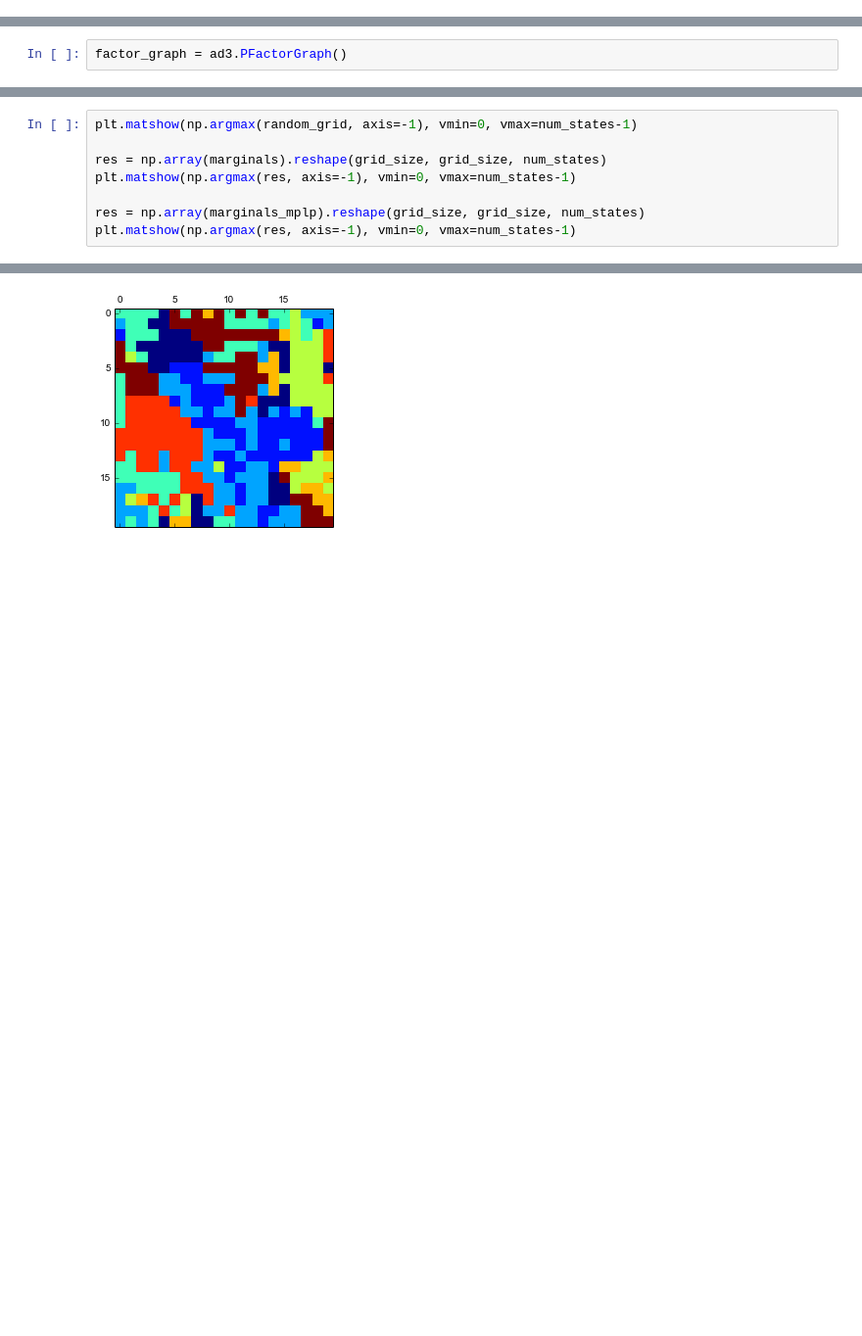
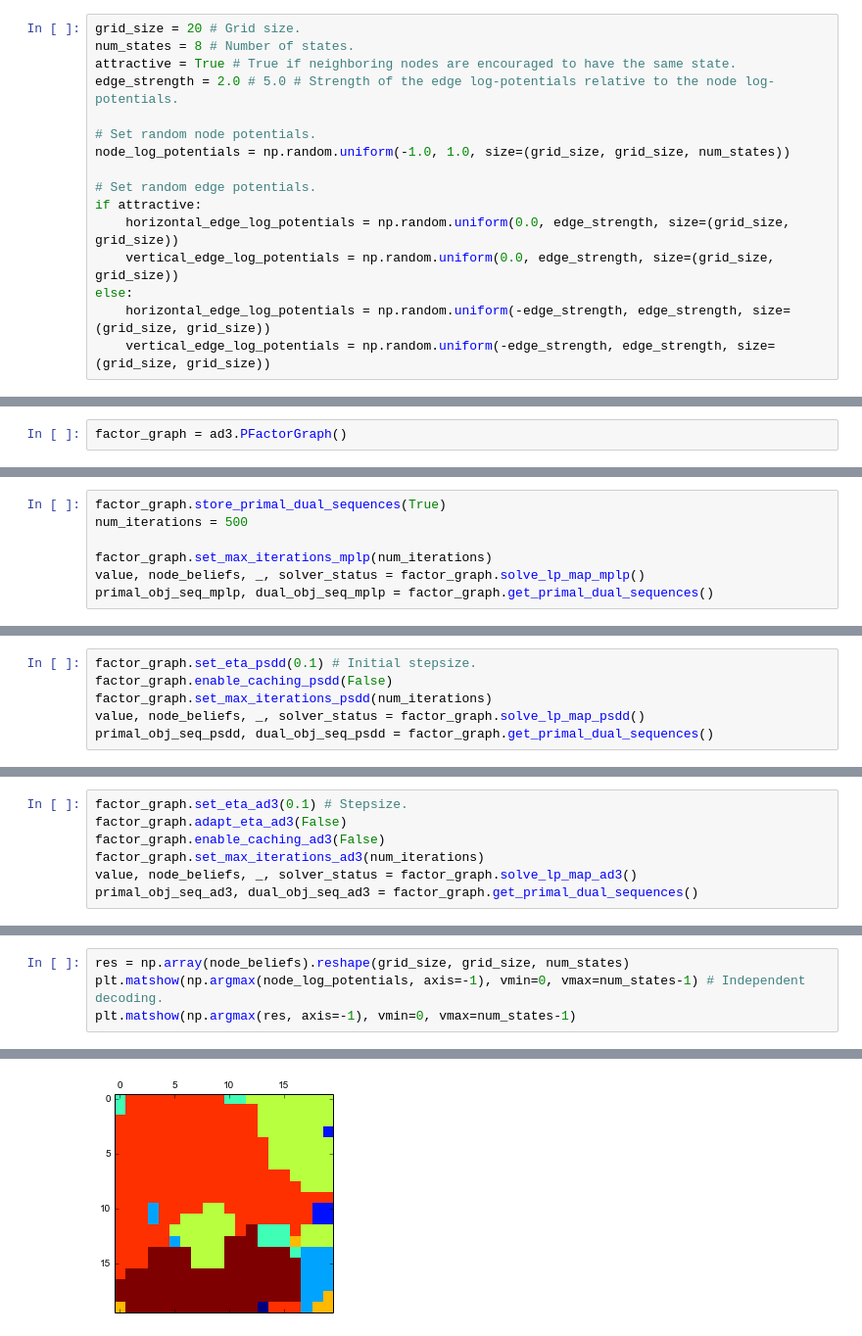
Before and after one commit to andre-martins/AD3, a Jupyter notebook: python/potts_example_notebook.ipynb, the cells around one changed output, grey strips where cells are left out. Shown: that part at 98% size. Saved outputs shown, nothing was run; the diff lists cells and outputs as text; blank space fills up the shorter version.

```diff
--- a/python/potts_example_notebook.ipynb
+++ b/python/potts_example_notebook.ipynb
@@ -14 +10,17 @@ num_states = 8
+# %%
+grid_size = 20 # Grid size.
+num_states = 8 # Number of states.
+attractive = True # True if neighboring nodes are encouraged to have the same state.
+edge_strength = 2.0 # 5.0 # Strength of the edge log-potentials relative to the node log-potentials.
+
+# Set random node potentials.
+node_log_potentials = np.random.uniform(-1.0, 1.0, size=(grid_size, grid_size, num_states))
+
+# Set random edge potentials.
+if attractive:
+    horizontal_edge_log_potentials = np.random.uniform(0.0, edge_strength, size=(grid_size, grid_size))
+    vertical_edge_log_potentials = np.random.uniform(0.0, edge_strength, size=(grid_size, grid_size))
+else:
+    horizontal_edge_log_potentials = np.random.uniform(-edge_strength, edge_strength, size=(grid_size, grid_size))
+    vertical_edge_log_potentials = np.random.uniform(-edge_strength, edge_strength, size=(grid_size, grid_size))
 # %% [raw]
@@ -93,0 +61,7 @@ Visualize resulting MAP
+# %%
+factor_graph.store_primal_dual_sequences(True)
+num_iterations = 500
+
+factor_graph.set_max_iterations_mplp(num_iterations)
+value, node_beliefs, _, solver_status = factor_graph.solve_lp_map_mplp()
+primal_obj_seq_mplp, dual_obj_seq_mplp = factor_graph.get_primal_dual_sequences()
@@ -93,0 +70,6 @@ Visualize resulting MAP
+# %%
+factor_graph.set_eta_psdd(0.1) # Initial stepsize.
+factor_graph.enable_caching_psdd(False)
+factor_graph.set_max_iterations_psdd(num_iterations)
+value, node_beliefs, _, solver_status = factor_graph.solve_lp_map_psdd()
+primal_obj_seq_psdd, dual_obj_seq_psdd = factor_graph.get_primal_dual_sequences()
@@ -93,0 +78,7 @@ Visualize resulting MAP
+# %%
+factor_graph.set_eta_ad3(0.1) # Stepsize.
+factor_graph.adapt_eta_ad3(False)
+factor_graph.enable_caching_ad3(False)
+factor_graph.set_max_iterations_ad3(num_iterations)
+value, node_beliefs, _, solver_status = factor_graph.solve_lp_map_ad3()
+primal_obj_seq_ad3, dual_obj_seq_ad3 = factor_graph.get_primal_dual_sequences()
@@ -94,10 +106,6 @@ Visualize resulting MAP
 # %%
-plt.matshow(np.argmax(random_grid, axis=-1), vmin=0, vmax=num_states-1)
-
-res = np.array(marginals).reshape(grid_size, grid_size, num_states)
+res = np.array(node_beliefs).reshape(grid_size, grid_size, num_states)
+plt.matshow(np.argmax(node_log_potentials, axis=-1), vmin=0, vmax=num_states-1) # Independent decoding.
 plt.matshow(np.argmax(res, axis=-1), vmin=0, vmax=num_states-1)
-
-res = np.array(marginals_mplp).reshape(grid_size, grid_size, num_states)
-plt.matshow(np.argmax(res, axis=-1), vmin=0, vmax=num_states-1)
 # %% [output]
 <matplotlib.image.AxesImage at 0x...>
@@ -105 +113 @@ plt.matshow(np.argmax(res, axis=-1), vmin=0, vmax=num_states-1)
-[figure, old version]
+[figure, new version]
```
Also changed, not shown: parts of 22 cells of this notebook, 3 other files.
